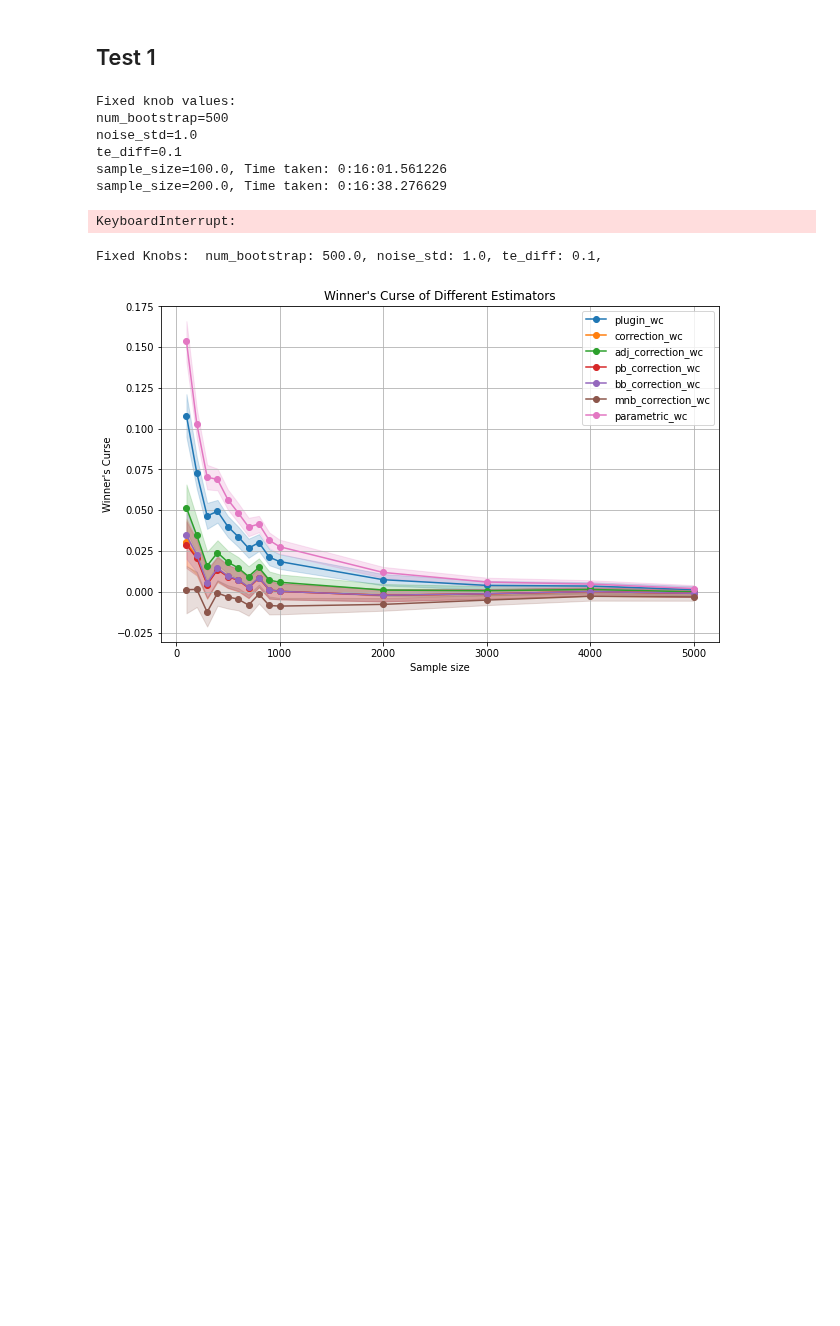
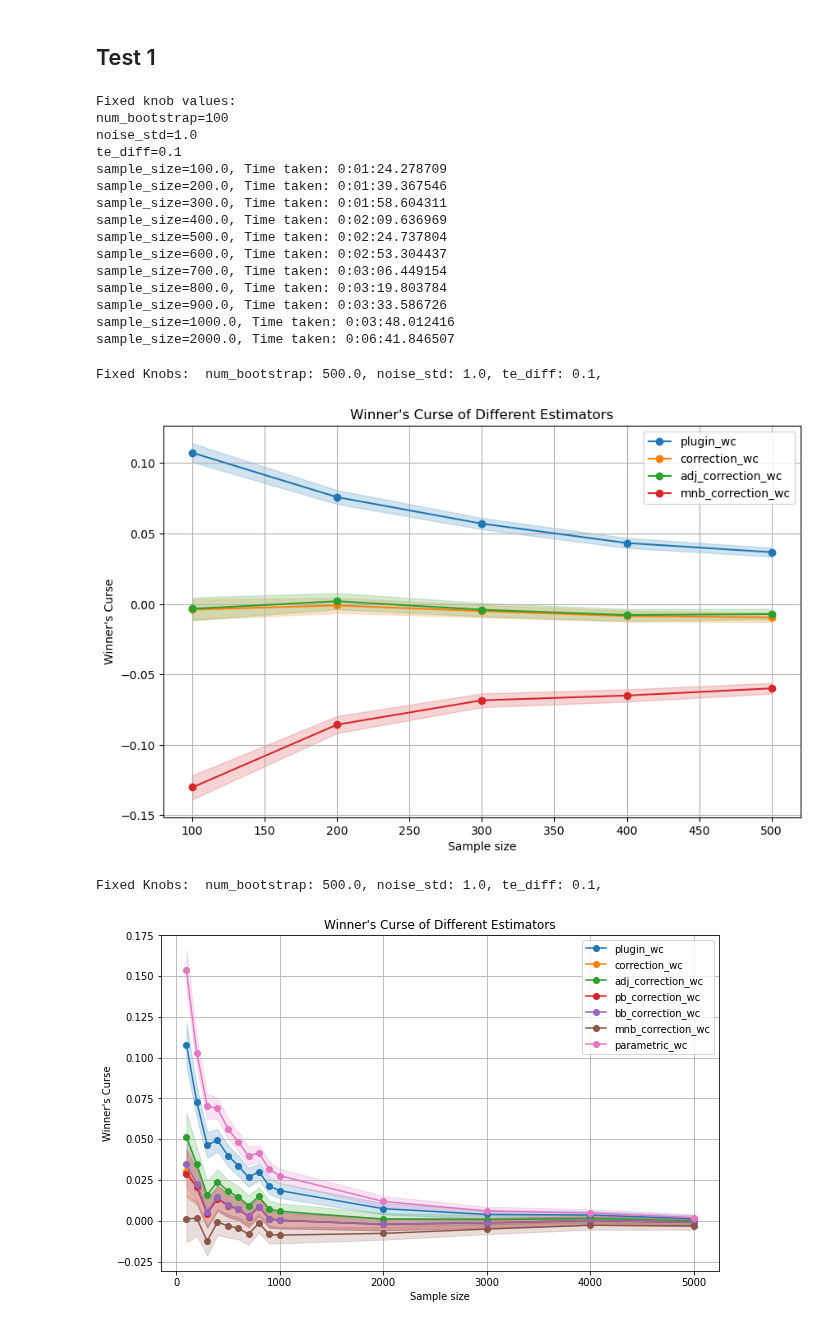
Before and after one commit to iamsikun/winners-curse, a Jupyter notebook: notebooks/base.ipynb, the cells around one changed output. Cells and saved outputs as stored; diff of their text form; code cells hidden in the pictures; blank space fills up the shorter version.

```diff
--- a/notebooks/base.ipynb
+++ b/notebooks/base.ipynb
@@ -158,24 +158,40 @@ estimators_dict = {
 # %%
 grid_results = grid_experiment(
     sample_sizes=[100, 200, 300, 400, 500, 600, 700, 800, 900, 1000, 2000, 3000, 4000, 5000],
-    num_bootstraps=[500],
+    num_bootstraps=[100],
     noise_stds=[1.0],
     te_diffs=[0.1],
     dgp_params=dgp_params,
     targeting_params=targeting_params,
     estimators_dict=estimators_dict,
     save_dir='results/sample_size_test.csv',
-    num_test_groups=25, num_repeats_per_test_group=50,
+    num_test_groups=50, num_repeats_per_test_group=50,
     verbose=True
 )
 # %% [output]
 Fixed knob values:
-num_bootstrap=500
+num_bootstrap=100
 noise_std=1.0
 te_diff=0.1
-sample_size=100.0, Time taken: 0:16:01.561226
-sample_size=200.0, Time taken: 0:16:38.276629
+sample_size=100.0, Time taken: 0:01:24.278709
+sample_size=200.0, Time taken: 0:01:39.367546
+sample_size=300.0, Time taken: 0:01:58.604311
+sample_size=400.0, Time taken: 0:02:09.636969
+sample_size=500.0, Time taken: 0:02:24.737804
+sample_size=600.0, Time taken: 0:02:53.304437
+sample_size=700.0, Time taken: 0:03:06.449154
+sample_size=800.0, Time taken: 0:03:19.803784
+sample_size=900.0, Time taken: 0:03:33.586726
+sample_size=1000.0, Time taken: 0:03:48.012416
+sample_size=2000.0, Time taken: 0:06:41.846507
-KeyboardInterrupt:
+# %%
+plot_winners_curse_2d(
+    'results/test.csv',
+    x='sample_size', confidence_level=0.95,
+)
+# %% [output]
+Fixed Knobs:  num_bootstrap: 500.0, noise_std: 1.0, te_diff: 0.1,
+[figure, added]
 # %%
 plot_winners_curse_2d(
     'results/sample_size_test.csv',
```
Also changed, not shown: parts of 8 cells of this notebook, 1 other file.
